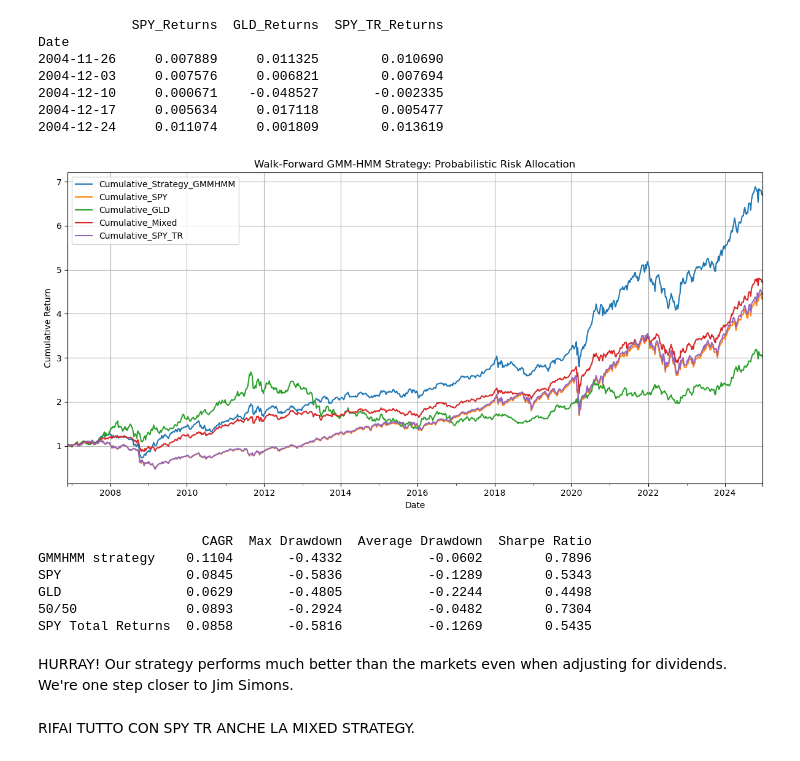
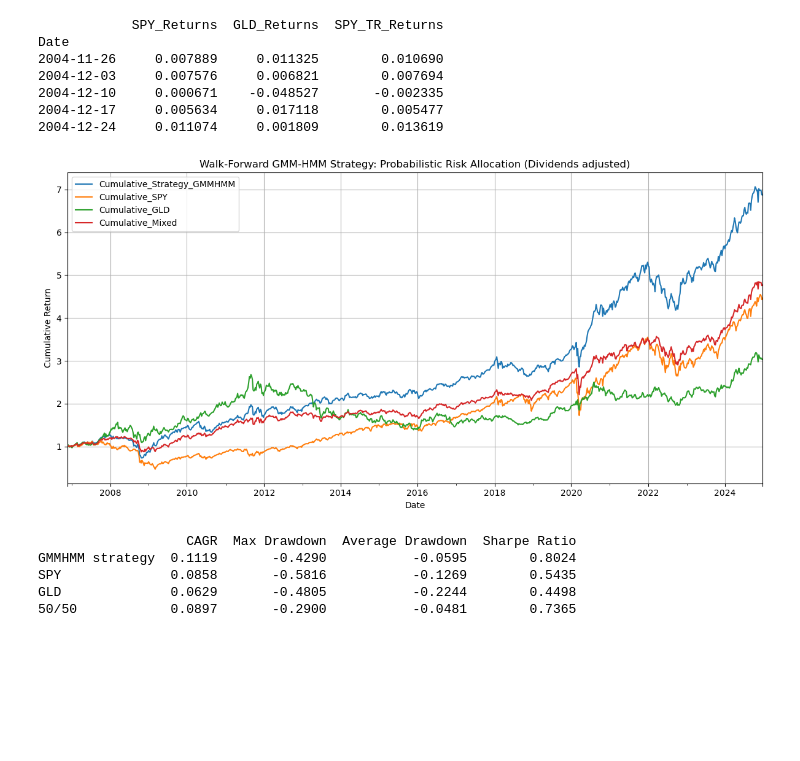
Before and after one commit to tommasoravasio/HMM-SPY-GLD-Strategy, a Jupyter notebook: hmm_strategy.ipynb, the cells around one changed output. Drawn from its saved outputs; the diff is of its cells as text; code cells hidden in the pictures; blank space fills up the shorter version.

```diff
--- a/hmm_strategy.ipynb
+++ b/hmm_strategy.ipynb
@@ -494,29 +592,35 @@ strategy_df_gmm['Cumulative_SPY_TR'] = (1+strategy_df_gmm['SPY_TR_Returns']).cum
+# %%
+strategy_df_gmm = pd.DataFrame(strategy_returns_GMMHMM, columns=[ 'Date', 'Strategy_Return_GMMHMM', 'SPY_Return', 'GLD_Return', 'GLD_Weight'])
+strategy_df_gmm.set_index( 'Date', inplace=True)
+strategy_df_gmm['Cumulative_Strategy_GMMHMM'] = (1+strategy_df_gmm['Strategy_Return_GMMHMM']).cumprod()
+strategy_df_gmm['Cumulative_SPY'] = (1 + strategy_df_gmm ['SPY_Return']).cumprod()
+strategy_df_gmm['Cumulative_GLD'] = (1 + strategy_df_gmm ['GLD_Return']).cumprod()
+strategy_df_gmm['Mixed_Returns'] = np.log( 0.5 * np.exp(strategy_df_gmm['SPY_Return']) + 0.5 * np.exp(strategy_df_gmm['GLD_Return']) )
+strategy_df_gmm['Cumulative_Mixed'] = (1+strategy_df_gmm['Mixed_Returns']).cumprod()
 # %%
-strategy_df_gmm[['Cumulative_Strategy_GMMHMM', 'Cumulative_SPY','Cumulative_GLD','Cumulative_Mixed','Cumulative_SPY_TR']].plot(figsize=(12, 6))
-plt.title("Walk-Forward GMM-HMM Strategy: Probabilistic Risk Allocation")
+strategy_df_gmm[['Cumulative_Strategy_GMMHMM', 'Cumulative_SPY','Cumulative_GLD','Cumulative_Mixed']].plot(figsize=(12, 6))
+plt.title("Walk-Forward GMM-HMM Strategy: Probabilistic Risk Allocation (Dividends adjusted)")
 plt.ylabel("Cumulative Return")
 plt.grid(True)
 plt.tight_layout()
 plt.show()
 # %% [output]
-[figure, old version]
+[figure, new version]
 # %%
-stats_spy_tr = compute_stats(strategy_df_gmm['SPY_TR_Returns'], freq='W')
+stats_strategy_gmm = compute_stats(strategy_df_gmm['Strategy_Return_GMMHMM'], freq='W')
+stats_spy = compute_stats(strategy_df_gmm['SPY_Return'], freq='W')
+stats_gld = compute_stats(strategy_df_gmm['GLD_Return'],freq='W' )
+stats_mixed = compute_stats(strategy_df_gmm['Mixed_Returns'],freq='W' )
 
 report = pd.DataFrame(
-    [stats_strategy_gmm, stats_spy, stats_gld, stats_mixed, stats_spy_tr],
-    index=['GMMHMM strategy', 'SPY', 'GLD','50/50', 'SPY Total Returns']
+    [stats_strategy_gmm, stats_spy, stats_gld, stats_mixed],
+    index=['GMMHMM strategy', 'SPY', 'GLD','50/50']
 )
 
 print(report.round(4))
 # %% [output]
-                     CAGR  Max Drawdown  Average Drawdown  Sharpe Ratio
-GMMHMM strategy    0.1104       -0.4332           -0.0602        0.7896
-SPY                0.0845       -0.5836           -0.1289        0.5343
-GLD                0.0629       -0.4805           -0.2244        0.4498
-50/50              0.0893       -0.2924           -0.0482        0.7304
-SPY Total Returns  0.0858       -0.5816           -0.1269        0.5435
+                   CAGR  Max Drawdown  Average Drawdown  Sharpe Ratio
+GMMHMM strategy  0.1119       -0.4290           -0.0595        0.8024
+SPY              0.0858       -0.5816           -0.1269        0.5435
+GLD              0.0629       -0.4805           -0.2244        0.4498
+50/50            0.0897       -0.2900           -0.0481        0.7365
-# %% [markdown]
-HURRAY! Our strategy performs much better than the markets even when adjusting for dividends. We're one step closer to Jim Simons.
-# %% [markdown]
-RIFAI TUTTO CON SPY TR ANCHE LA MIXED STRATEGY.
```
Also changed, not shown: parts of 32 cells of this notebook, 2 other files.
